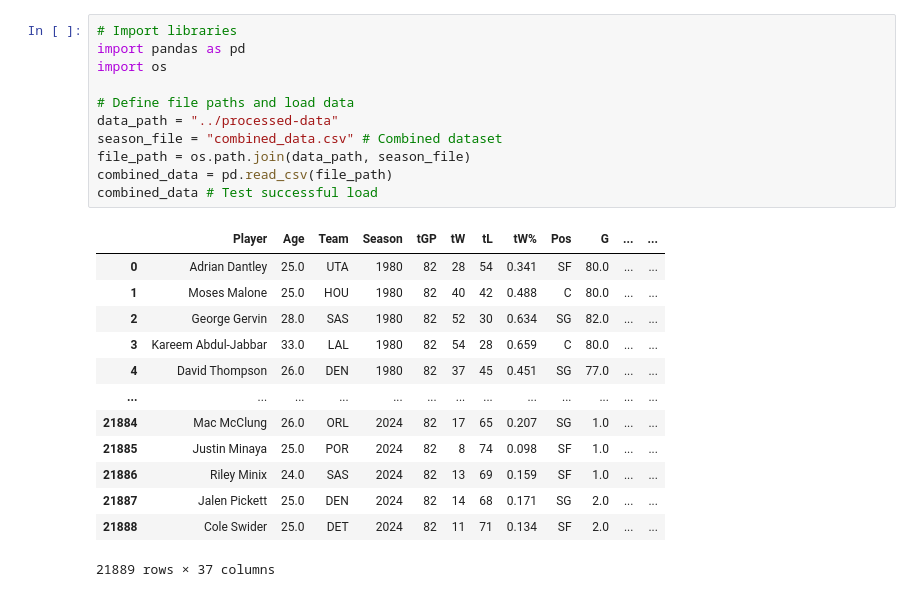
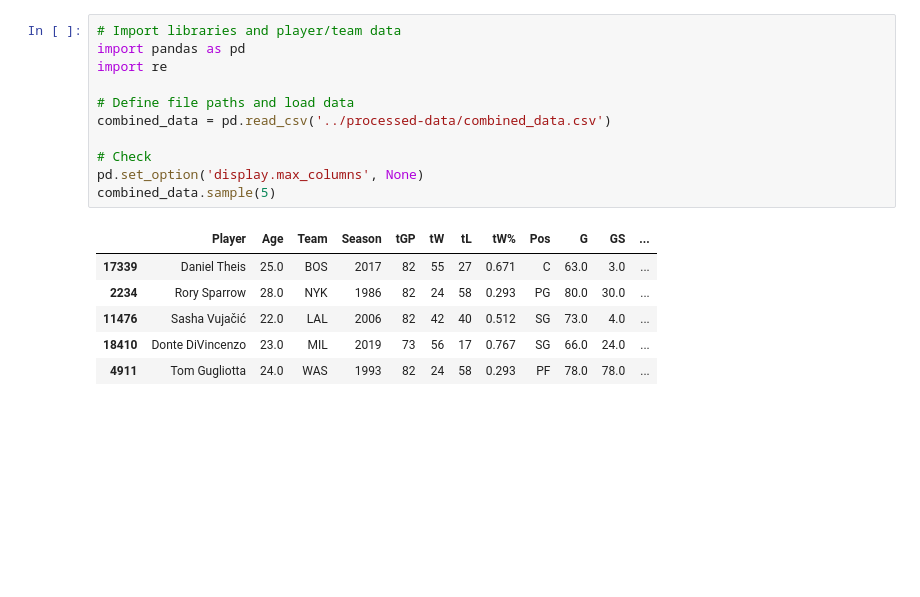
Before and after one commit to Alexon-Abreu/NBA-Data-Mining-Project, a Jupyter notebook: notebooks/smoy_preprocessing.ipynb, the cells around one changed output. Drawn from its saved outputs; the diff is of its cells as text; blank space fills up the shorter version.

Commit message:
Preprocessing clean up and dataset fixes

```diff
--- a/notebooks/smoy_preprocessing.ipynb
+++ b/notebooks/smoy_preprocessing.ipynb
@@ -1,25 +1,18 @@
 # %%
-# Import libraries
+# Import libraries and player/team data
 import pandas as pd
-import os
+import re
 
 # Define file paths and load data
-data_path = "../processed-data"
-season_file = "combined_data.csv" # Combined dataset
-file_path = os.path.join(data_path, season_file)
-combined_data = pd.read_csv(file_path)
-combined_data # Test successful load
+combined_data = pd.read_csv('../processed-data/combined_data.csv')
+
+# Check
+pd.set_option('display.max_columns', None)
+combined_data.sample(5)
 # %% [output]
-|  | Player | Age | Team | Season | tGP | tW | tL | tW% | Pos | G | ... | ... |
-| 0 | Adrian Dantley | 25.0 | UTA | 1980 | 82 | 28 | 54 | 0.341 | SF | 80.0 | ... | ... |
-| 1 | Moses Malone | 25.0 | HOU | 1980 | 82 | 40 | 42 | 0.488 | C | 80.0 | ... | ... |
-| 2 | George Gervin | 28.0 | SAS | 1980 | 82 | 52 | 30 | 0.634 | SG | 82.0 | ... | ... |
-| 3 | Kareem Abdul-Jabbar | 33.0 | LAL | 1980 | 82 | 54 | 28 | 0.659 | C | 80.0 | ... | ... |
-| 4 | David Thompson | 26.0 | DEN | 1980 | 82 | 37 | 45 | 0.451 | SG | 77.0 | ... | ... |
-| ... | ... | ... | ... | ... | ... | ... | ... | ... | ... | ... | ... | ... |
-| 21884 | Mac McClung | 26.0 | ORL | 2024 | 82 | 17 | 65 | 0.207 | SG | 1.0 | ... | ... |
-| 21885 | Justin Minaya | 25.0 | POR | 2024 | 82 | 8 | 74 | 0.098 | SF | 1.0 | ... | ... |
-| 21886 | Riley Minix | 24.0 | SAS | 2024 | 82 | 13 | 69 | 0.159 | SF | 1.0 | ... | ... |
-| 21887 | Jalen Pickett | 25.0 | DEN | 2024 | 82 | 14 | 68 | 0.171 | SG | 2.0 | ... | ... |
-| 21888 | Cole Swider | 25.0 | DET | 2024 | 82 | 11 | 71 | 0.134 | SF | 2.0 | ... | ... |
+|  | Player | Age | Team | Season | tGP | tW | tL | tW% | Pos | G | GS | ... |
+| 17339 | Daniel Theis | 25.0 | BOS | 2017 | 82 | 55 | 27 | 0.671 | C | 63.0 | 3.0 | ... |
+| 2234 | Rory Sparrow | 28.0 | NYK | 1986 | 82 | 24 | 58 | 0.293 | PG | 80.0 | 30.0 | ... |
+| 11476 | Sasha Vujačić | 22.0 | LAL | 2006 | 82 | 42 | 40 | 0.512 | SG | 73.0 | 4.0 | ... |
+| 18410 | Donte DiVincenzo | 23.0 | MIL | 2019 | 73 | 56 | 17 | 0.767 | SG | 66.0 | 24.0 | ... |
+| 4911 | Tom Gugliotta | 24.0 | WAS | 1993 | 82 | 24 | 58 | 0.293 | PF | 78.0 | 78.0 | ... |
-21889 rows × 37 columns
```
Also changed, not shown: parts of 10 cells of this notebook, 3 other files.
